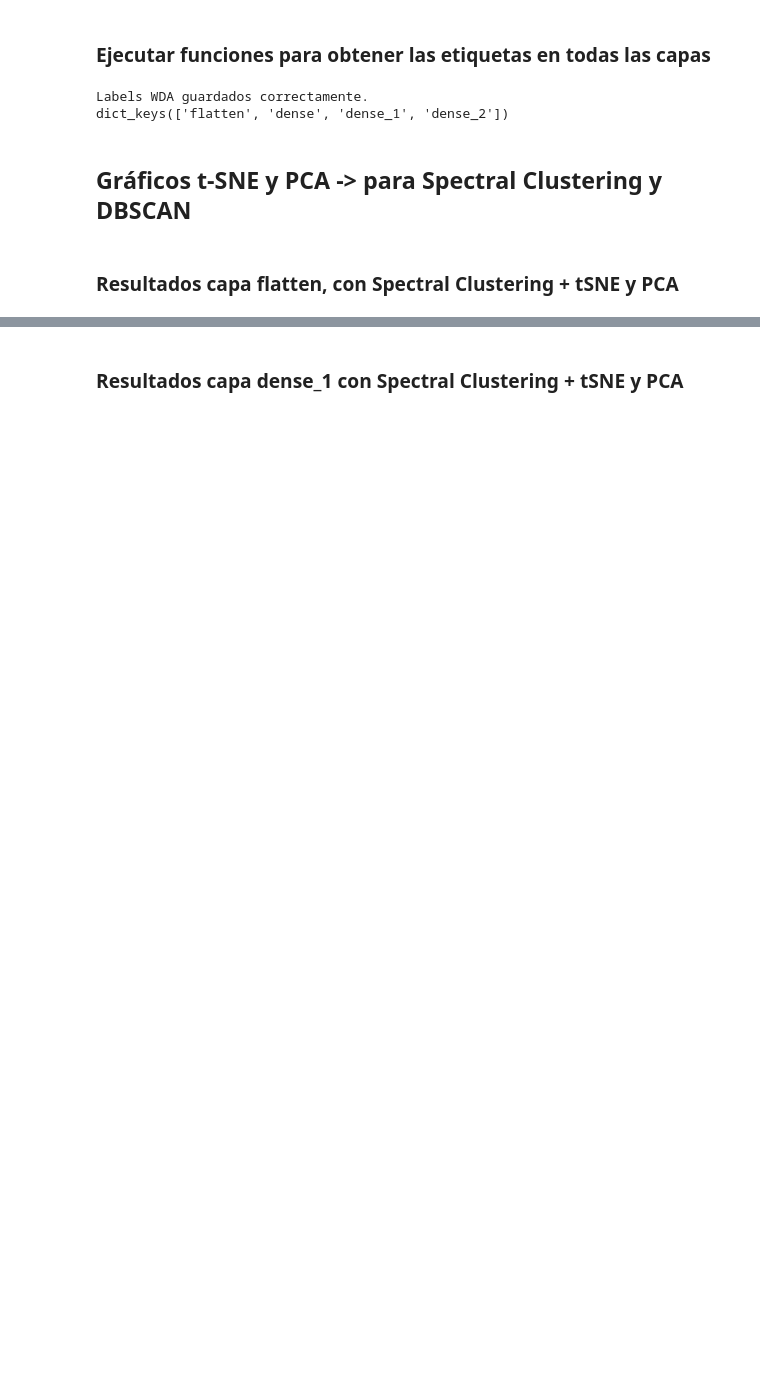
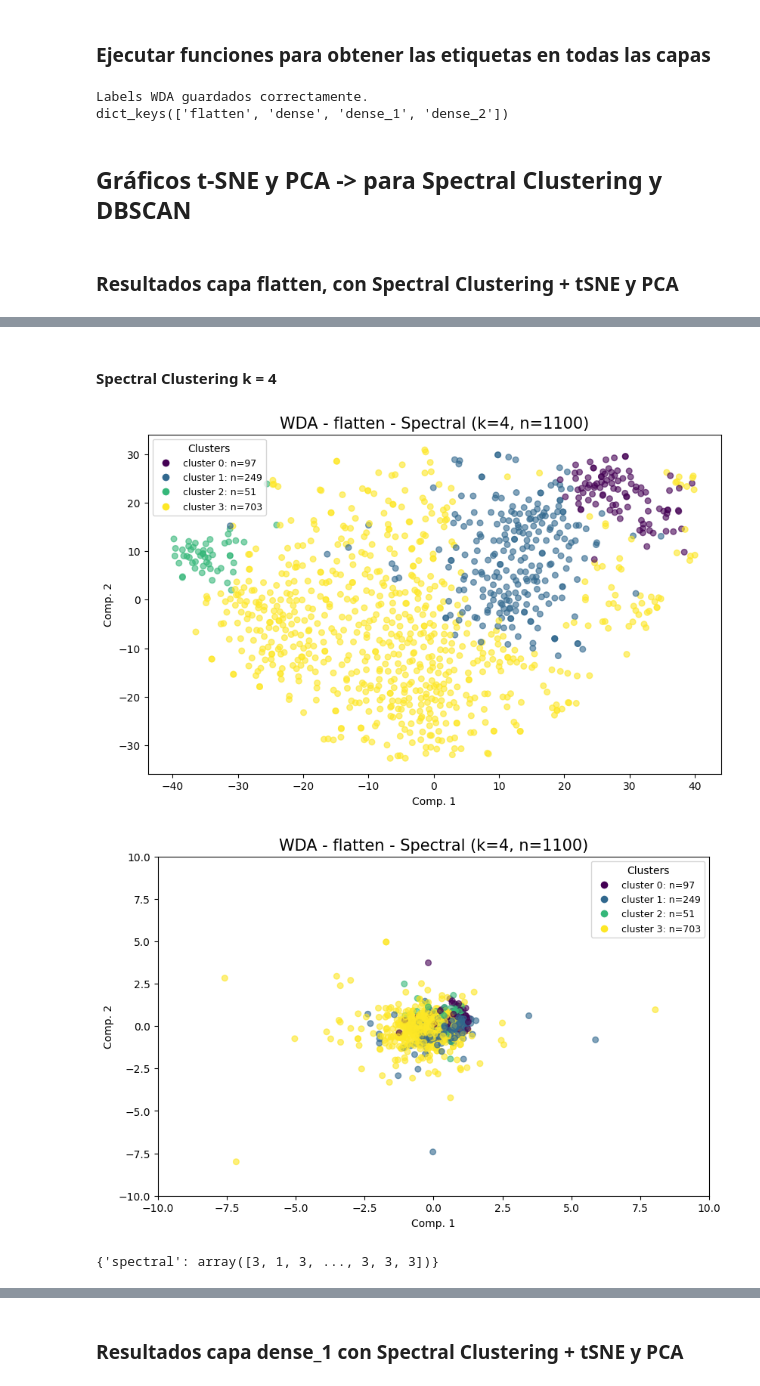
Before and after one commit to itsjjaavii/Memoria-White-Dwarfs, a Jupyter notebook: notebooks/task3_v2.ipynb, the cells around one changed output, grey strips where cells are left out. Drawn from its saved outputs; the diff is of its cells as text; code cells hidden in the pictures; blank space fills up the shorter version.

```diff
--- a/notebooks/task3_v2.ipynb
+++ b/notebooks/task3_v2.ipynb
@@ -1937,0 +1938,23 @@ cluster_plot_Spect(
+# %% [markdown]
+#### Spectral Clustering k = 4
+# %%
+res_k4 = cluster_plot_Spect(
+            repr_wda_32["flatten"],
+            "WDA",
+            "flatten",
+            spectral_k=4,
+            vis_method="tsne"
+        )
+labels_flatten_k4 = res_k4["spectral"]
+cluster_plot_Spect(
+            repr_wda_32["flatten"],
+            "WDA",
+            "flatten",
+            spectral_k=4,
+            vis_method="pca",
+            xlim=(-10,10), ylim=(-10,10)
+        )
+# %% [output]
+[figure, added]
+[figure, added]
+{'spectral': array([3, 1, 3, ..., 3, 3, 3])}
```
Also changed, not shown: parts of 13 cells of this notebook, 1 other file.
